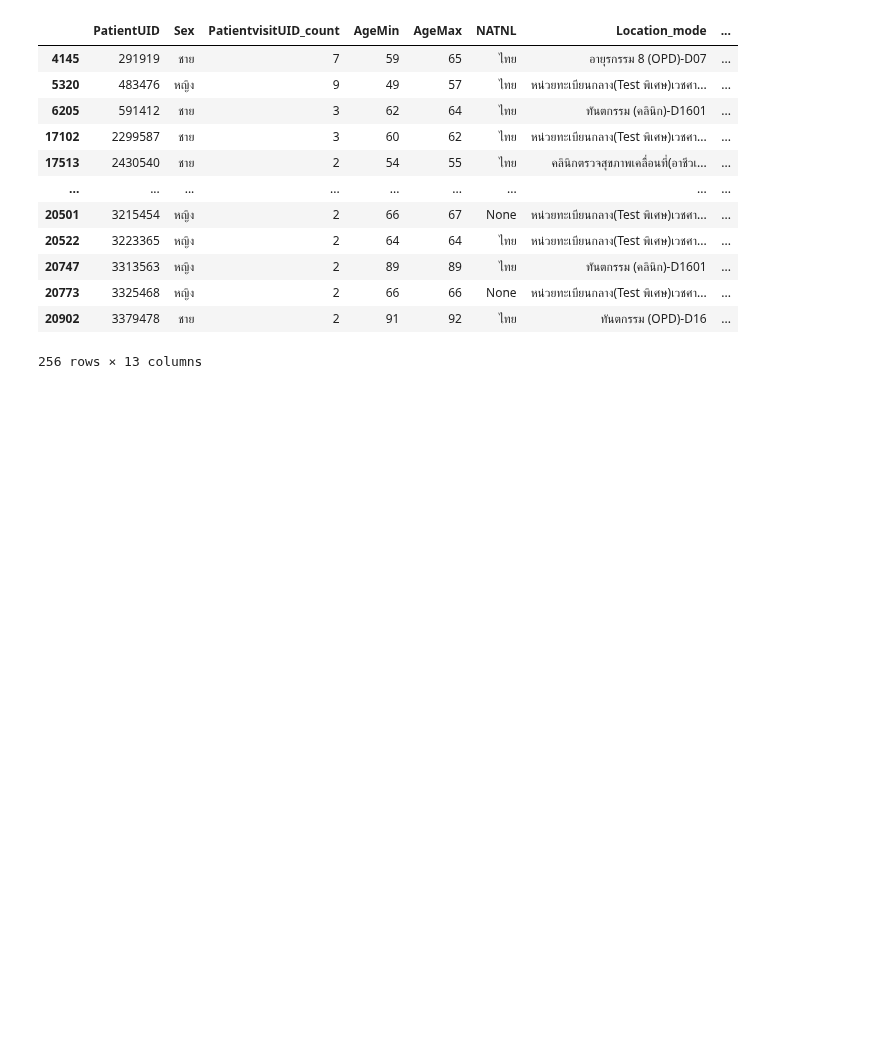
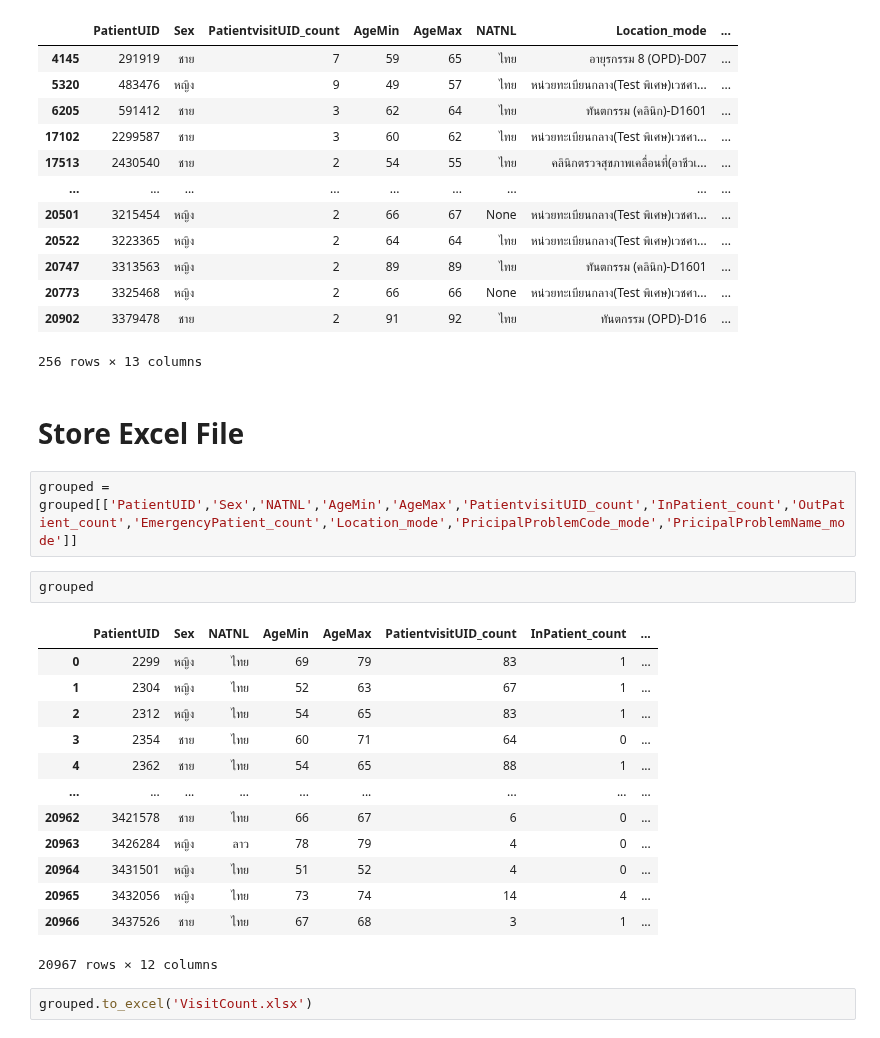
Before and after one commit to nxxk23/PROJECT, a Jupyter notebook: VisitFile.ipynb, the cells around one changed output. Drawn from its saved outputs; the diff is of its cells as text; blank space fills up the shorter version.

```diff
--- a/VisitFile.ipynb
+++ b/VisitFile.ipynb
@@ -363,3 +363,25 @@ grouped[grouped['PricipalProblemName_mode'].isnull()]
 | 20773 | 3325468 | หญิง | 2 | 66 | 66 | None | หน่วยทะเบียนกลาง(Test พิเศษ)เวชศา... | ... |
 | 20902 | 3379478 | ชาย | 2 | 91 | 92 | ไทย | ทันตกรรม (OPD)-D16 | ... |
 256 rows × 13 columns
+# %% [markdown]
+# **Store Excel File**
+# %%
+grouped = grouped[['PatientUID','Sex','NATNL','AgeMin','AgeMax','PatientvisitUID_count','InPatient_count','OutPatient_count','EmergencyPatient_count','Location_mode','PricipalProblemCode_mode','PricipalProblemName_mode']]
+# %%
+grouped
+# %% [output]
+|  | PatientUID | Sex | NATNL | AgeMin | AgeMax | PatientvisitUID_count | InPatient_count | ... |
+| 0 | 2299 | หญิง | ไทย | 69 | 79 | 83 | 1 | ... |
+| 1 | 2304 | หญิง | ไทย | 52 | 63 | 67 | 1 | ... |
+| 2 | 2312 | หญิง | ไทย | 54 | 65 | 83 | 1 | ... |
+| 3 | 2354 | ชาย | ไทย | 60 | 71 | 64 | 0 | ... |
+| 4 | 2362 | ชาย | ไทย | 54 | 65 | 88 | 1 | ... |
+| ... | ... | ... | ... | ... | ... | ... | ... | ... |
+| 20962 | 3421578 | ชาย | ไทย | 66 | 67 | 6 | 0 | ... |
+| 20963 | 3426284 | หญิง | ลาว | 78 | 79 | 4 | 0 | ... |
+| 20964 | 3431501 | หญิง | ไทย | 51 | 52 | 4 | 0 | ... |
+| 20965 | 3432056 | หญิง | ไทย | 73 | 74 | 14 | 4 | ... |
+| 20966 | 3437526 | ชาย | ไทย | 67 | 68 | 3 | 1 | ... |
+20967 rows × 12 columns
+# %%
+grouped.to_excel('VisitCount.xlsx')
```
